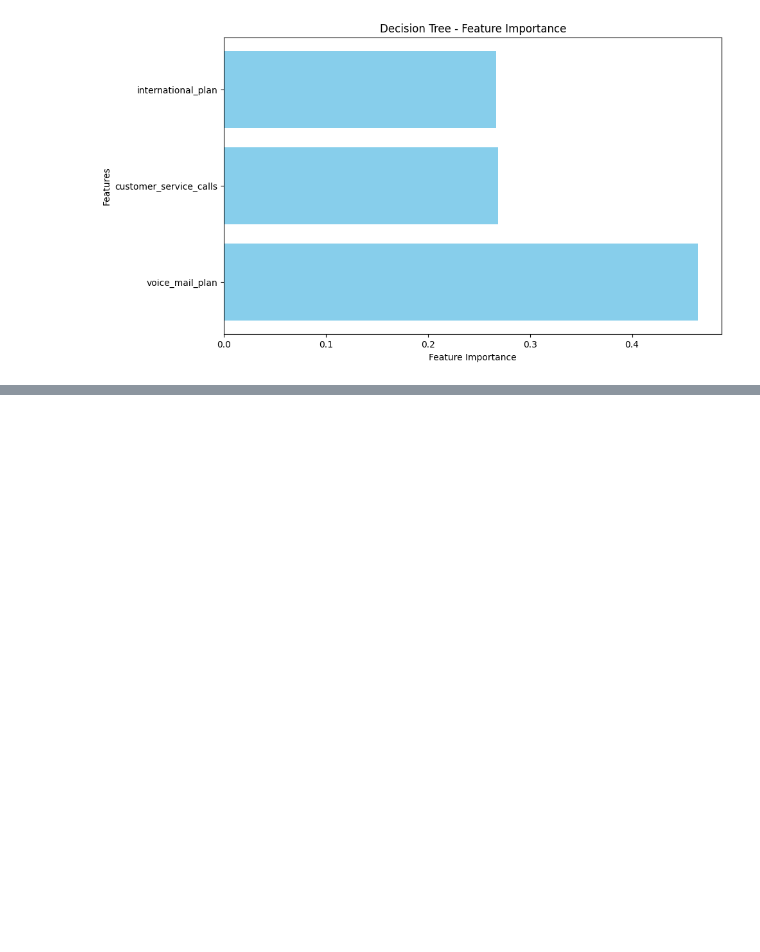
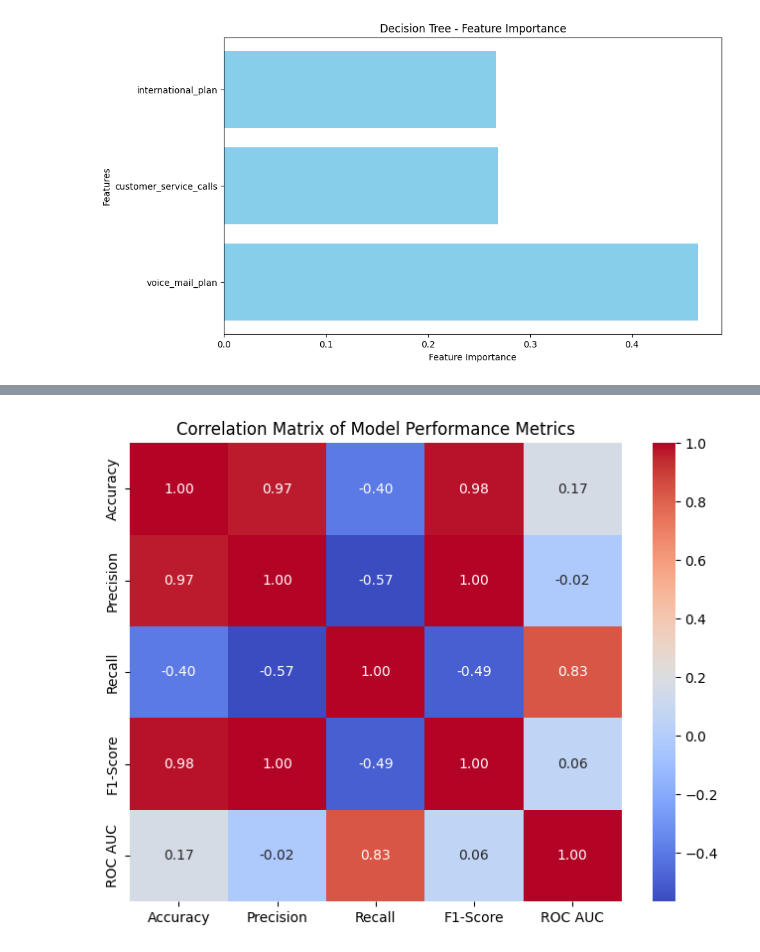
Before and after one commit to hanifa331/customer-churn, a Jupyter notebook: studenth.ipynb, the cells around one changed output, grey strips where cells are left out. Cells and saved outputs as stored; diff of their text form; code cells hidden in the pictures; blank space fills up the shorter version.

```diff
--- a/studenth.ipynb
+++ b/studenth.ipynb
@@ -1020,0 +1181,21 @@ international_plan: 0.2667
+# %%
+# Create a DataFrame to store model performance metrics
+metrics_df = pd.DataFrame({
+    'Model': ['Logistic Regression', 'Decision Tree', 'Random Forest', 'XGBoost'],
+    'Accuracy': [0.78, 0.84, 0.89, 0.94],
+    'Precision': [0.38, 0.65, 0.79, 0.85],
+    'Recall': [0.78, 0.63, 0.70, 0.70],
+    'F1-Score': [0.51, 0.64, 0.74, 0.77],
+    'ROC AUC': [0.84, 0.79, 0.83, 0.84]
+})
+
+# Compute correlation matrix
+corr = metrics_df.drop(columns='Model').corr()
+
+# Plot correlation matrix
+plt.figure(figsize=(8, 6))
+sns.heatmap(corr, annot=True, cmap='coolwarm', fmt=".2f")
+plt.title("Correlation Matrix of Model Performance Metrics")
+plt.show()
+# %% [output]
+[figure, added]
```
Also changed, not shown: parts of 92 cells of this notebook.
